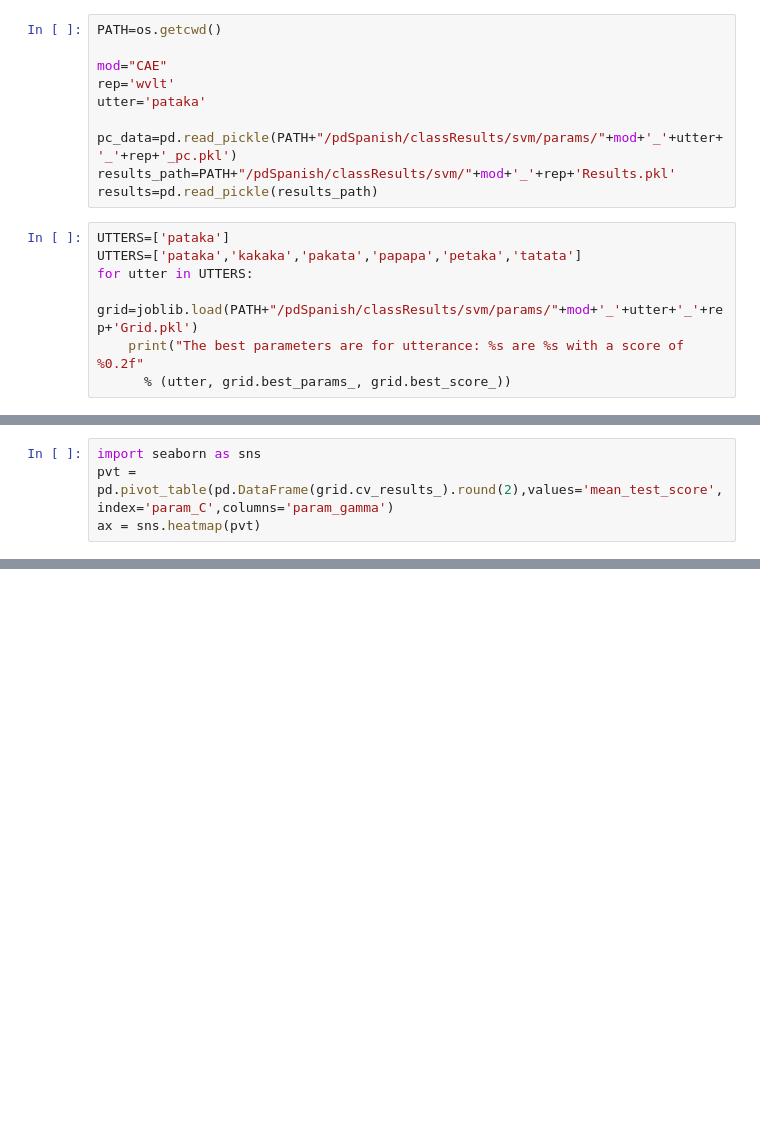
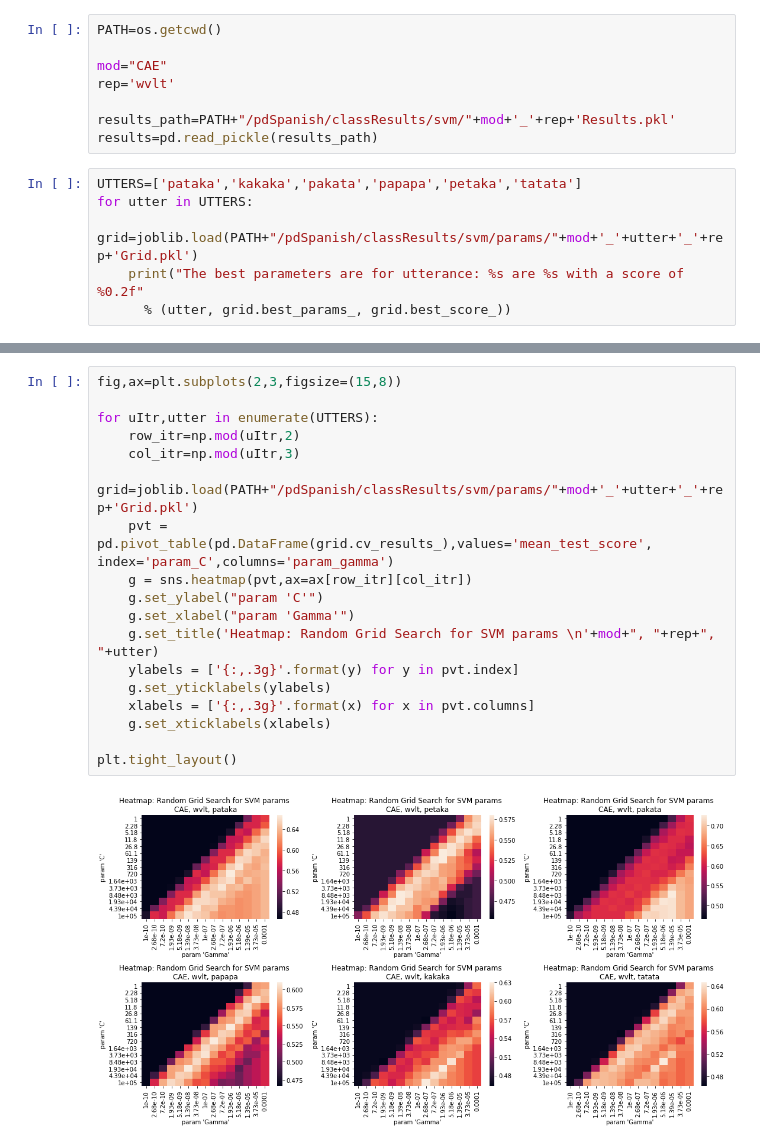
Before and after one commit to gjm311/aeternaSpeech, a Jupyter notebook: code/speechRepAnalysis/view_classRes_svm.ipynb, the cells around one changed output, grey strips where cells are left out. Cells and saved outputs as stored; diff of their text form; blank space fills up the shorter version.

```diff
--- a/code/speechRepAnalysis/view_classRes_svm.ipynb
+++ b/code/speechRepAnalysis/view_classRes_svm.ipynb
@@ -21,13 +25,10 @@ PATH=os.getcwd()
 
 mod="CAE"
 rep='wvlt'
-utter='pataka'
 
-pc_data=pd.read_pickle(PATH+"/pdSpanish/classResults/svm/params/"+mod+'_'+utter+'_'+rep+'_pc.pkl')
 results_path=PATH+"/pdSpanish/classResults/svm/"+mod+'_'+rep+'Results.pkl'
 results=pd.read_pickle(results_path)
 # %%
-UTTERS=['pataka']
 UTTERS=['pataka','kakaka','pakata','papapa','petaka','tatata']
 for utter in UTTERS:
     grid=joblib.load(PATH+"/pdSpanish/classResults/svm/params/"+mod+'_'+utter+'_'+rep+'Grid.pkl')
@@ -38,4 +43,0 @@ The best parameters are for utterance: pataka are {'C': 0.0031622776601683794, '
-# %%
-import seaborn as sns
-pvt = pd.pivot_table(pd.DataFrame(grid.cv_results_).round(2),values='mean_test_score', index='param_C',columns='param_gamma')
-ax = sns.heatmap(pvt)
@@ -156,0 +52,20 @@ ax.set_ylim([0,1])
+# %%
+fig,ax=plt.subplots(2,3,figsize=(15,8))
+
+for uItr,utter in enumerate(UTTERS):
+    row_itr=np.mod(uItr,2)
+    col_itr=np.mod(uItr,3)
+    grid=joblib.load(PATH+"/pdSpanish/classResults/svm/params/"+mod+'_'+utter+'_'+rep+'Grid.pkl')
+    pvt = pd.pivot_table(pd.DataFrame(grid.cv_results_),values='mean_test_score', index='param_C',columns='param_gamma')
+    g = sns.heatmap(pvt,ax=ax[row_itr][col_itr])
+    g.set_ylabel("param 'C'")
+    g.set_xlabel("param 'Gamma'")
+    g.set_title('Heatmap: Random Grid Search for SVM params \n'+mod+", "+rep+", "+utter)
+    ylabels = ['{:,.3g}'.format(y) for y in pvt.index]
+    g.set_yticklabels(ylabels)
+    xlabels = ['{:,.3g}'.format(x) for x in pvt.columns]
+    g.set_xticklabels(xlabels)
+
+plt.tight_layout()
+# %% [output]
+[figure, added]
```
Also changed, not shown: parts of 17 cells of this notebook, 57 other files.
